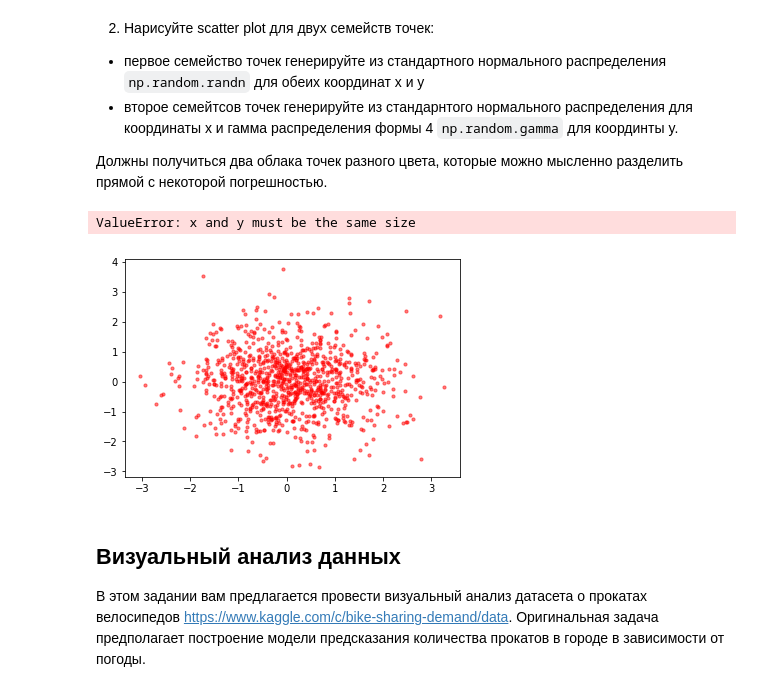
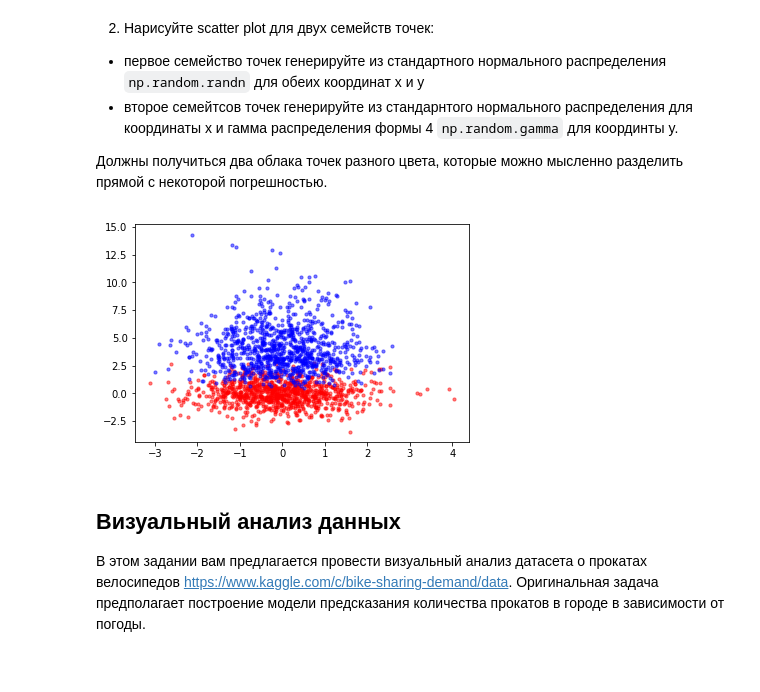
Before and after one commit to KaratsevN/ML-course-by-7-bits, a Jupyter notebook: week3/homework/week03_homework_03-01-visualisation-homework.ipynb, the cells around one changed output. Cells and saved outputs as stored; diff of their text form; code cells hidden in the pictures.

```diff
--- a/week3/homework/week03_homework_03-01-visualisation-homework.ipynb
+++ b/week3/homework/week03_homework_03-01-visualisation-homework.ipynb
@@ -51,21 +51,19 @@ plt.show()
 # %%
 # Create data
 n = 100
-#x1 = (np.random.randn(100,10,10))
 x1 = (np.random.randn(1000))
 y1 = (np.random.randn(1000))
 #y1 = (np.random.randn(100,10,10))
-y2 = np.random.gamma(2, scale=1.0, size=None)
-x2 = (np.random.randn(100))
-colors = ("red", "green")
+x2 = (np.random.randn(1000))
+y2 = np.random.gamma(4, 1, 1000)
+colors = ("red", "blue")
 groups = ("randn", "gamma")
 plt.scatter(x=x1, y=y1,s = 10, alpha=0.5, c=colors[0], label=groups[0])
 plt.scatter(x=x2, y=y2,s = 10, alpha=0.5, c=colors[1], label=groups[1])
 
 plt.show()
 # %% [output]
-ValueError: x and y must be the same size
-[figure, old version]
+[figure, new version]
 # %% [markdown]
 ## Визуальный анализ данных
 
```
Also changed, not shown: parts of 5 cells of this notebook, 6 other files.
